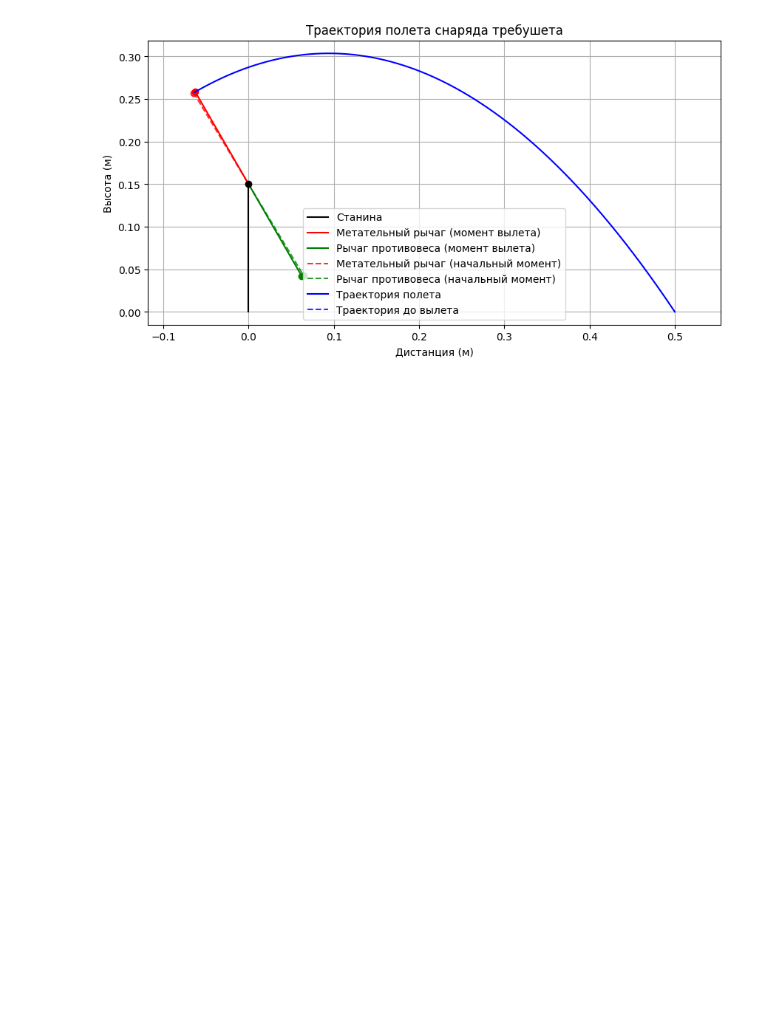
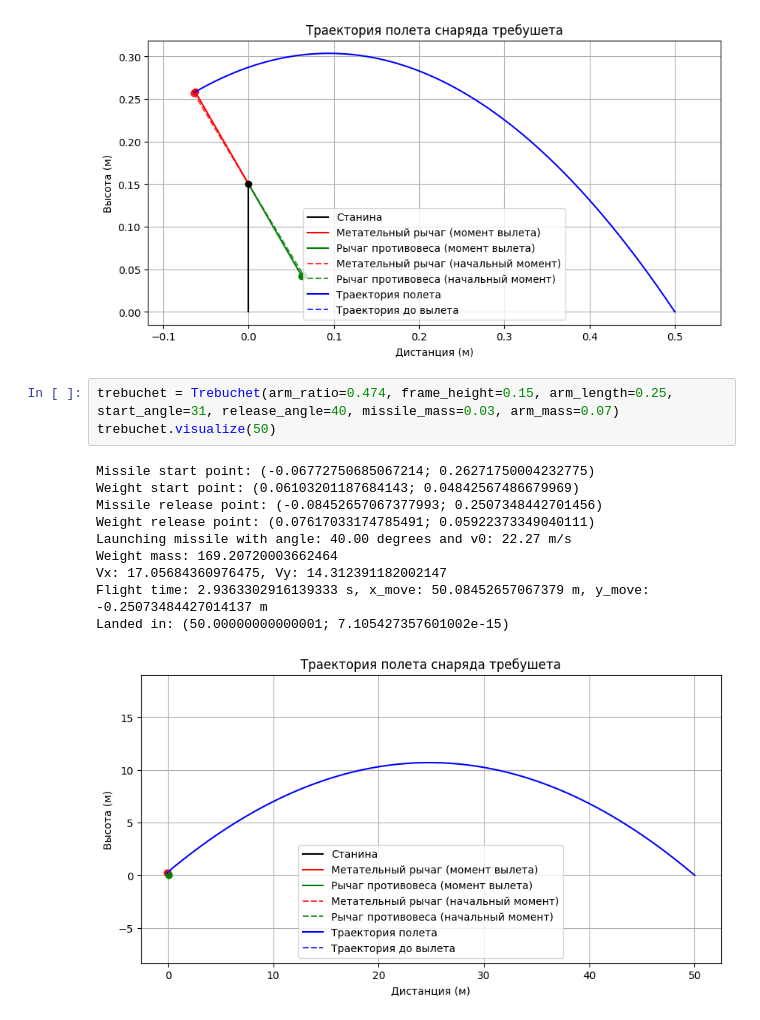
Before and after one commit to Zea-Zee/Mechanics-project, a Jupyter notebook: main.ipynb, the cells around one changed output. Cells and saved outputs as stored; diff of their text form; blank space fills up the shorter version.

Commit message:
trebuchet 3d model v0.9.1

```diff
--- a/main.ipynb
+++ b/main.ipynb
@@ -221,3 +221,17 @@ Vx: 1.6312813025047181, Vy: 0.9418206991251022
 Flight time: 0.34482096934251655 s, x_move: 0.5624999999999999 m, y_move: -0.25825317547305493 m
 Landed in: (0.4999999999999999; -1.1102230246251565e-16)
 [figure]
+# %%
+trebuchet = Trebuchet(arm_ratio=0.474, frame_height=0.15, arm_length=0.25, start_angle=31, release_angle=40, missile_mass=0.03, arm_mass=0.07)
+trebuchet.visualize(50)
+# %% [output]
+Missile start point: (-0.06772750685067214; 0.26271750004232775)
+Weight start point: (0.06103201187684143; 0.04842567486679969)
+Missile release point: (-0.08452657067377993; 0.2507348442701456)
+Weight release point: (0.07617033174785491; 0.05922373349040111)
+Launching missile with angle: 40.00 degrees and v0: 22.27 m/s
+Weight mass: 169.20720003662464
+Vx: 17.05684360976475, Vy: 14.312391182002147
+Flight time: 2.9363302916139333 s, x_move: 50.08452657067379 m, y_move: -0.25073484427014137 m
+Landed in: (50.00000000000001; 7.105427357601002e-15)
+[figure, added]
```
Also changed, not shown: parts of 1 cell of this notebook, 23 other files.
